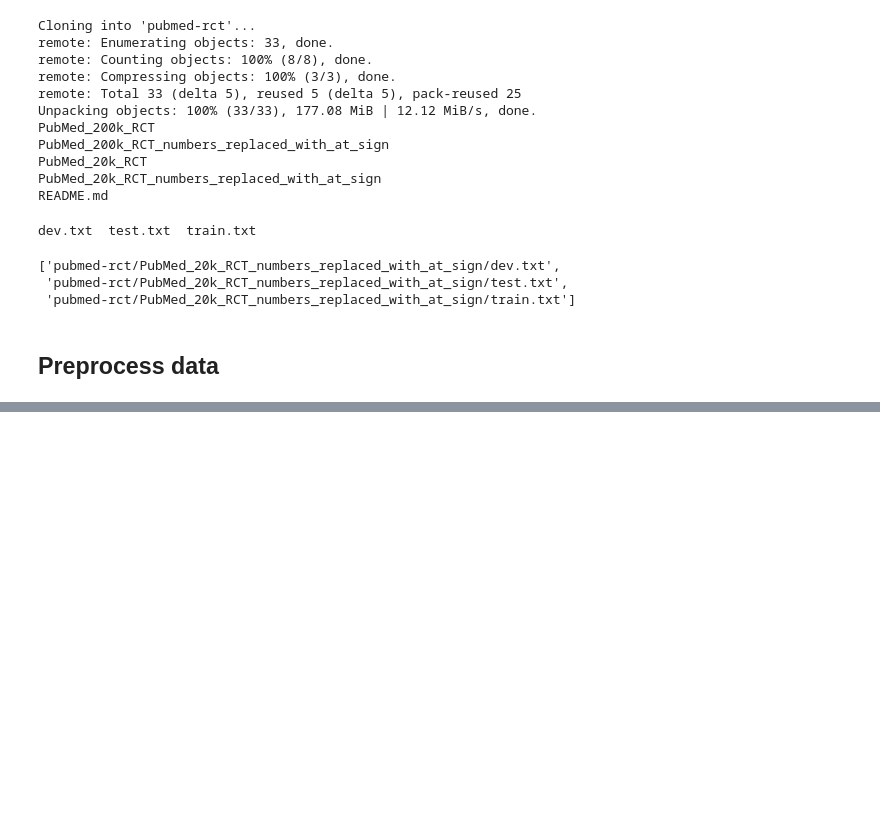
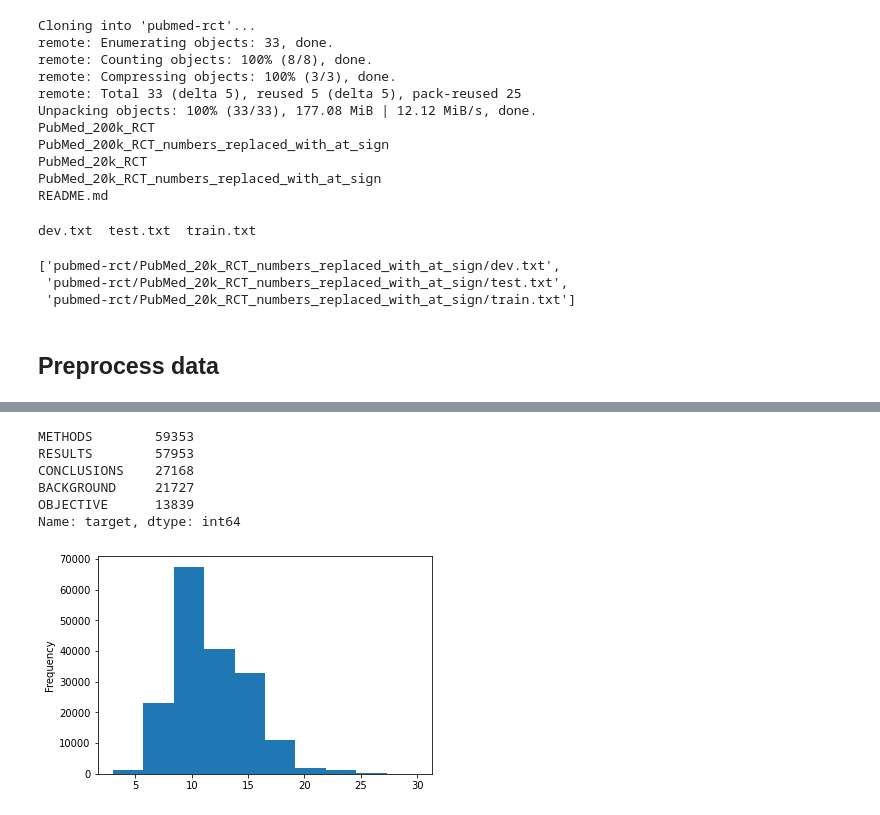
Before and after one commit to alexandre-pinon/skimlit, a Jupyter notebook: skimlit.ipynb, the cells around one changed output, grey strips where cells are left out. Saved outputs shown, nothing was run; the diff lists cells and outputs as text; code cells hidden in the pictures; blank space fills up the shorter version.

Commit message:
feat: preprocess & baseline model

```diff
--- a/skimlit.ipynb
+++ b/skimlit.ipynb
@@ -44,3 +45,21 @@ filenames
  'pubmed-rct/PubMed_20k_RCT_numbers_replaced_with_at_sign/train.txt']
 # %% [markdown]
 ## Preprocess data
+# %%
+# Create function to read the lines of a document
+def get_lines(filename):
+    """
+  Reads filename (a text file) and returns the lines of text as a list.
+
+  Args:
+      filename: a string containing the target filepath to read.
+
+  Returns:
+      A list of strings with one string per line from the target filename.
+      For example:
+      ["this is the first line of filename",
+       "this is the second line of filename",
+       "..."]
+  """
+    with open(filename, "r") as f:
+        return f.readlines()
@@ -46,0 +139,7 @@ filenames
+# %%
+%%time
+# Get data from file and preprocess it
+train_samples = preprocess_text_with_line_numbers(data_dir + "train.txt")
+val_samples = preprocess_text_with_line_numbers(data_dir + "dev.txt") # dev is another name for validation set
+test_samples = preprocess_text_with_line_numbers(data_dir + "test.txt")
+len(train_samples), len(val_samples), len(test_samples)
@@ -46,0 +171,7 @@ filenames
+# %%
+import pandas as pd
+
+train_df = pd.DataFrame(train_samples)
+val_df = pd.DataFrame(val_samples)
+test_df = pd.DataFrame(test_samples)
+train_df.head(14)
@@ -46,0 +194,14 @@ filenames
+# %%
+# Distribution of labels in training data
+train_df.target.value_counts()
+# %% [output]
+METHODS        59353
+RESULTS        57953
+CONCLUSIONS    27168
+BACKGROUND     21727
+OBJECTIVE      13839
+Name: target, dtype: int64
+# %%
+train_df.total_lines.plot.hist()
+# %% [output]
+[figure, added]
```
Also changed, not shown: parts of 30 cells of this notebook, 1 other file.
